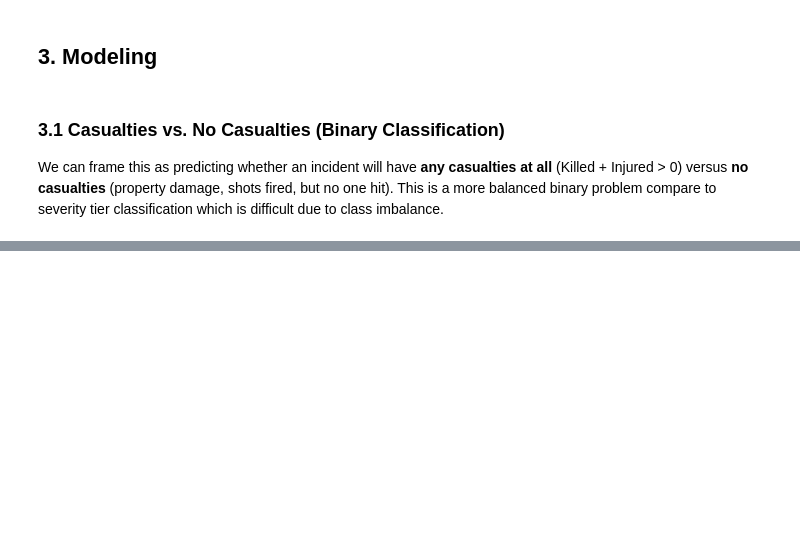
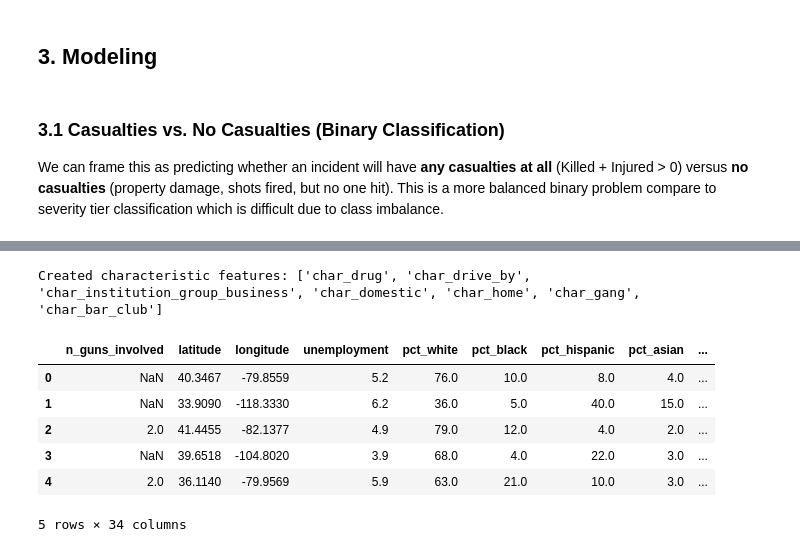
Before and after one commit to Neukz/gun-violence-analysis, a Jupyter notebook: notebooks/incident_severity_modeling.ipynb, the cells around one changed output, grey strips where cells are left out. Saved outputs shown, nothing was run; the diff lists cells and outputs as text; code cells hidden in the pictures; blank space fills up the shorter version.

```diff
--- a/notebooks/incident_severity_modeling.ipynb
+++ b/notebooks/incident_severity_modeling.ipynb
@@ -232,0 +160,41 @@ Has Casualties (1)       0.68      0.86      0.76     28478
+# %%
+# Contextual characteristics to extract
+contextual_characteristics = [
+    "Drug involvement",
+    "Drive-by",
+    "Institution/Group/Business",
+    "Domestic Violence",
+    "Home Invasion",
+    "Gang involvement",
+    "Bar/club incident",
+]
+
+df["incident_characteristics"] = df["incident_characteristics"].fillna("")
+char_features = []
+
+for char in contextual_characteristics:
+    # Create simple binary flags
+    feature_name = (
+        f"char_{char.split(' ')[0].lower().replace('/', '_').replace('-', '_')}"
+    )
+    df[feature_name] = (
+        df["incident_characteristics"].str.contains(char, regex=False).astype(int)
+    )
+    char_features.append(feature_name)
+
+print("Created characteristic features:", char_features)
+# %% [output]
+Created characteristic features: ['char_drug', 'char_drive_by', 'char_institution_group_business', 'char_domestic', 'char_home', 'char_gang', 'char_bar_club']
+# %%
+X_chars = pd.get_dummies(
+    df[features + char_features], columns=["month", "day_of_week"], drop_first=True
+)
+X_chars.head()
+# %% [output]
+|  | n_guns_involved | latitude | longitude | unemployment | pct_white | pct_black | pct_hispanic | pct_asian | ... |
+| 0 | NaN | 40.3467 | -79.8559 | 5.2 | 76.0 | 10.0 | 8.0 | 4.0 | ... |
+| 1 | NaN | 33.9090 | -118.3330 | 6.2 | 36.0 | 5.0 | 40.0 | 15.0 | ... |
+| 2 | 2.0 | 41.4455 | -82.1377 | 4.9 | 79.0 | 12.0 | 4.0 | 2.0 | ... |
+| 3 | NaN | 39.6518 | -104.8020 | 3.9 | 68.0 | 4.0 | 22.0 | 3.0 | ... |
+| 4 | 2.0 | 36.1140 | -79.9569 | 5.9 | 63.0 | 21.0 | 10.0 | 3.0 | ... |
+5 rows × 34 columns
```
Also changed, not shown: parts of 20 cells of this notebook.
